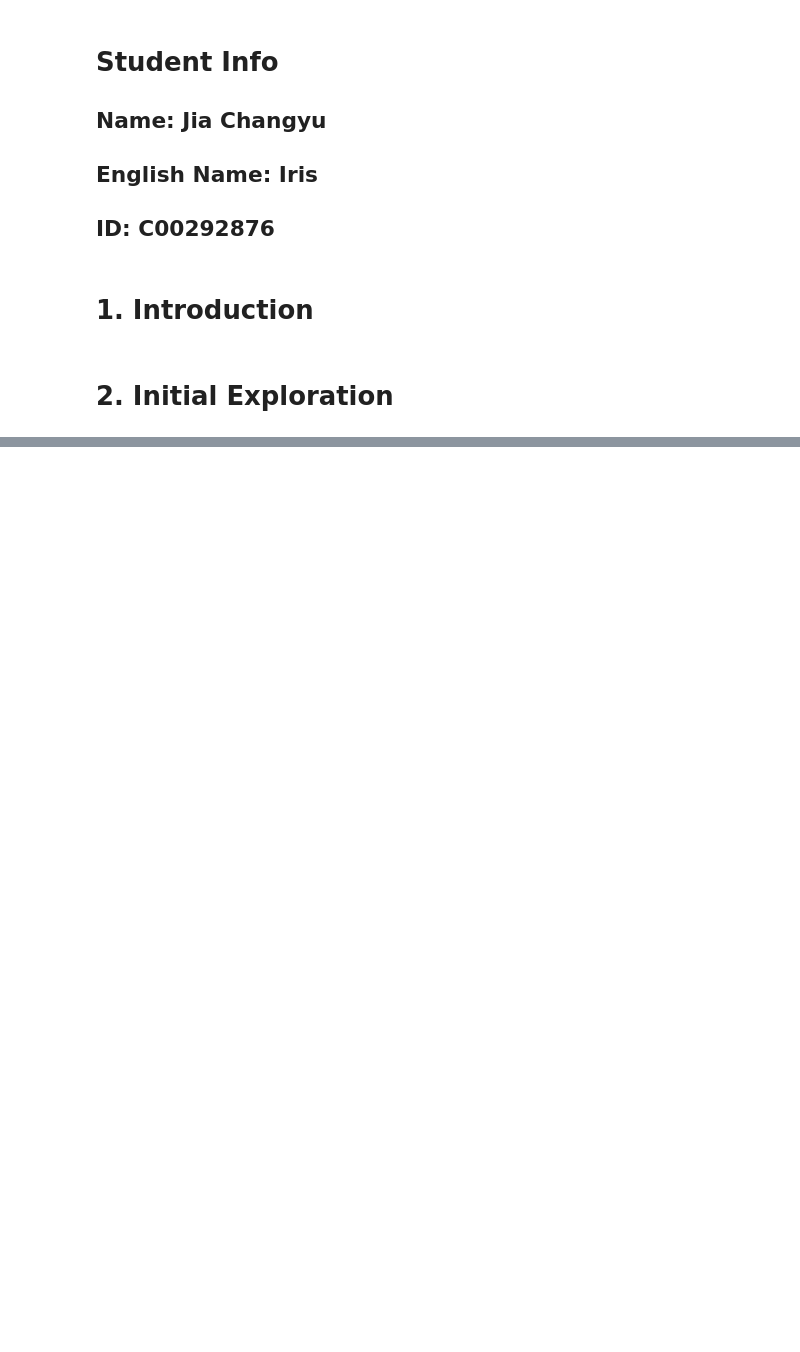
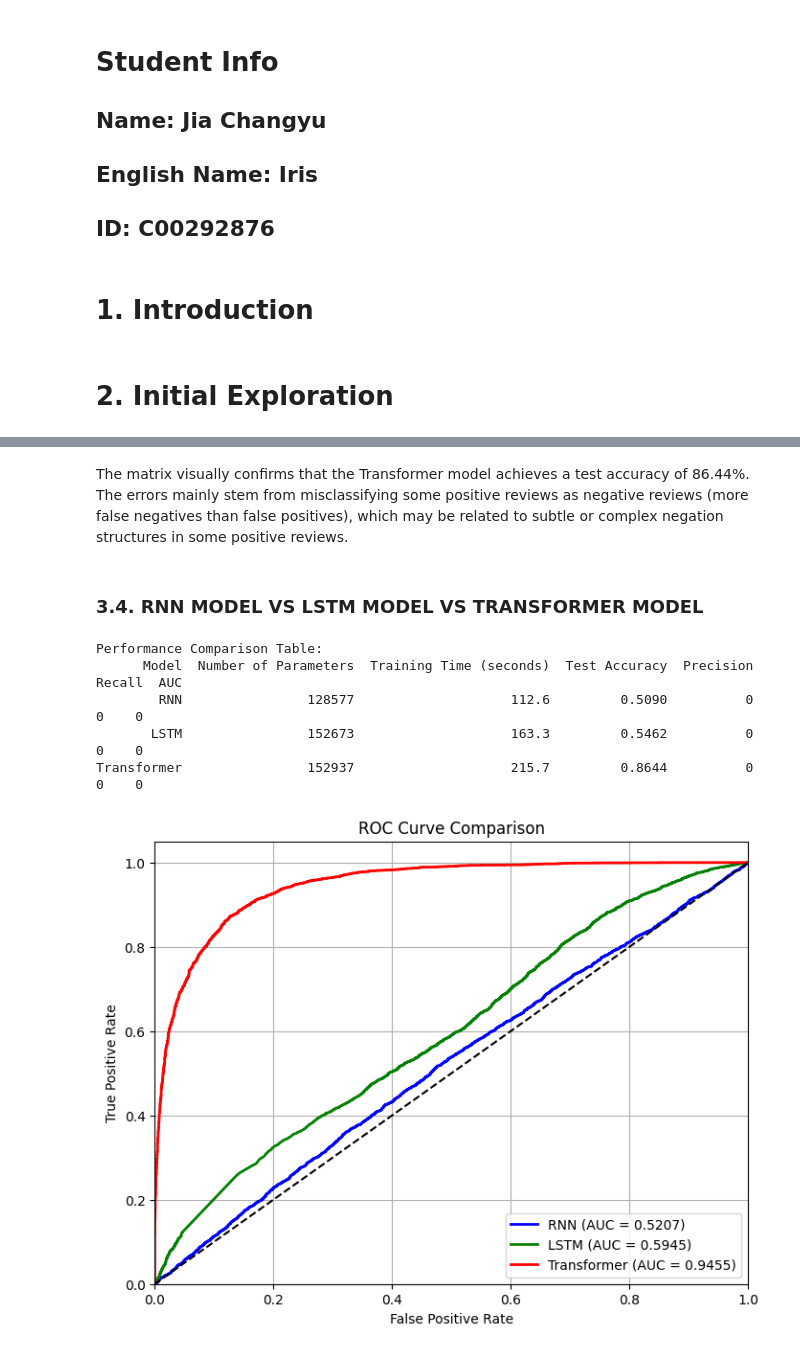
Before and after one commit to Iris-Jiaa/DSML2-ChangyuJia, a Jupyter notebook: notebook/dsml-deepLearning.ipynb, the cells around one changed output, grey strips where cells are left out. Cells and saved outputs as stored; diff of their text form; code cells hidden in the pictures; blank space fills up the shorter version.

```diff
--- a/notebook/dsml-deepLearning.ipynb
+++ b/notebook/dsml-deepLearning.ipynb
@@ -349,0 +588,74 @@ Prediction: negative (Probability=0.4989)
+# %% [markdown]
+The matrix visually confirms that the Transformer model achieves a test accuracy of 86.44%. The errors mainly stem from misclassifying some positive reviews as negative reviews (more false negatives than false positives), which may be related to subtle or complex negation structures in some positive reviews.
+# %% [markdown]
+### 3.4. RNN MODEL VS LSTM MODEL VS TRANSFORMER MODEL
+# %%
+# Compare the performance of the three models.
+comparison = pd.DataFrame({
+    'Model': ['RNN', 'LSTM', 'Transformer'],
+    'Number of Parameters': [rnn_model.count_params(), lstm_model.count_params(), transformer_model.count_params()],
+    'Training Time (seconds)': [round(rnn_time, 1), round(lstm_time, 1), round(trans_time, 1)],
+    'Test Accuracy': [rnn_results['accuracy'], lstm_results['accuracy'], transformer_results['accuracy']],
+    'Precision': [rnn_results.get('precision', 0), lstm_results.get('precision', 0), transformer_results.get('precision', 0)],
+    'Recall': [rnn_results.get('recall', 0), lstm_results.get('recall', 0), transformer_results.get('recall', 0)],
+    'AUC': [rnn_results.get('auc', 0), lstm_results.get('auc', 0), transformer_results.get('auc', 0)]
+})
+print("\nPerformance Comparison Table:")
+print(comparison.to_string(index=False))
+
+
+# ROC Curve Comparison
+plt.figure(figsize=(8, 6))
+fpr_rnn, tpr_rnn, _ = roc_curve(y_test, rnn_pred_proba)
+roc_auc_rnn = auc(fpr_rnn, tpr_rnn)
+fpr_lstm, tpr_lstm, _ = roc_curve(y_test, lstm_pred_proba)
+roc_auc_lstm = auc(fpr_lstm, tpr_lstm)
+fpr_trans, tpr_trans, _ = roc_curve(y_test, transformer_pred_proba)
+roc_auc_trans = auc(fpr_trans, tpr_trans)
+
+plt.plot(fpr_rnn, tpr_rnn, color='blue', lw=2, label=f'RNN (AUC = {roc_auc_rnn:.4f})')
+plt.plot(fpr_lstm, tpr_lstm, color='green', lw=2, label=f'LSTM (AUC = {roc_auc_lstm:.4f})')
+plt.plot(fpr_trans, tpr_trans, color='red', lw=2, label=f'Transformer (AUC = {roc_auc_trans:.4f})')
+plt.plot([0,1],[0,1], 'k--')
+plt.xlim([0.0, 1.0])
+plt.ylim([0.0, 1.05])
+plt.xlabel('False Positive Rate')
+plt.ylabel('True Positive Rate')
+plt.title('ROC Curve Comparison')
+plt.legend(loc="lower right")
+plt.grid(True)
+plt.show()
+
+# Compare the performance of the three models on a sample of test reviews.
+def predict_all(text):
+    # Preprocess the input text.
+    text = re.sub(r'<.*?>', '', str(text))
+    text = re.sub(r'[^a-zA-Z\s]', '', text)
+    text = ' '.join(text.lower().split())
+    seq = tokenizer.texts_to_sequences([text])
+    pad = pad_sequences(seq, maxlen=MAX_SEQUENCE_LENGTH, padding='post', truncating='post')
+
+    prob_rnn = rnn_model.predict(pad, verbose=0)[0][0]
+    prob_lstm = lstm_model.predict(pad, verbose=0)[0][0]
+    prob_trans = transformer_model.predict(pad, verbose=0)[0][0]
+    print(f"Input Text: {text[:80]}...")
+    print(f"  RNN       : {'Positive' if prob_rnn>0.5 else 'Negative'} (Probability={prob_rnn:.4f})")
+    print(f"  LSTM      : {'Positive' if prob_lstm>0.5 else 'Negative'} (Probability={prob_lstm:.4f})")
+    print(f"  Transformer: {'Positive' if prob_trans>0.5 else 'Negative'} (Probability={prob_trans:.4f})")
+    print()
+
+print("\nComparison of Three Models on Sample Test Reviews:")
+test_reviews = [
+    "This movie was absolutely fantastic! The acting was superb.",
+    "Terrible film. Complete waste of time. Poor acting, boring plot.",
+    "An absolute masterpiece! Highly recommended!"
+]
+for rev in test_reviews:
+    predict_all(rev)
+# %% [output]
+Performance Comparison Table:
+      Model  Number of Parameters  Training Time (seconds)  Test Accuracy  Precision  Recall  AUC
+        RNN                128577                    112.6         0.5090          0       0    0
+       LSTM                152673                    163.3         0.5462          0       0    0
+Transformer                152937                    215.7         0.8644          0       0    0
+[figure, added]
```
Also changed, not shown: parts of 47 cells of this notebook, 2 other files.
